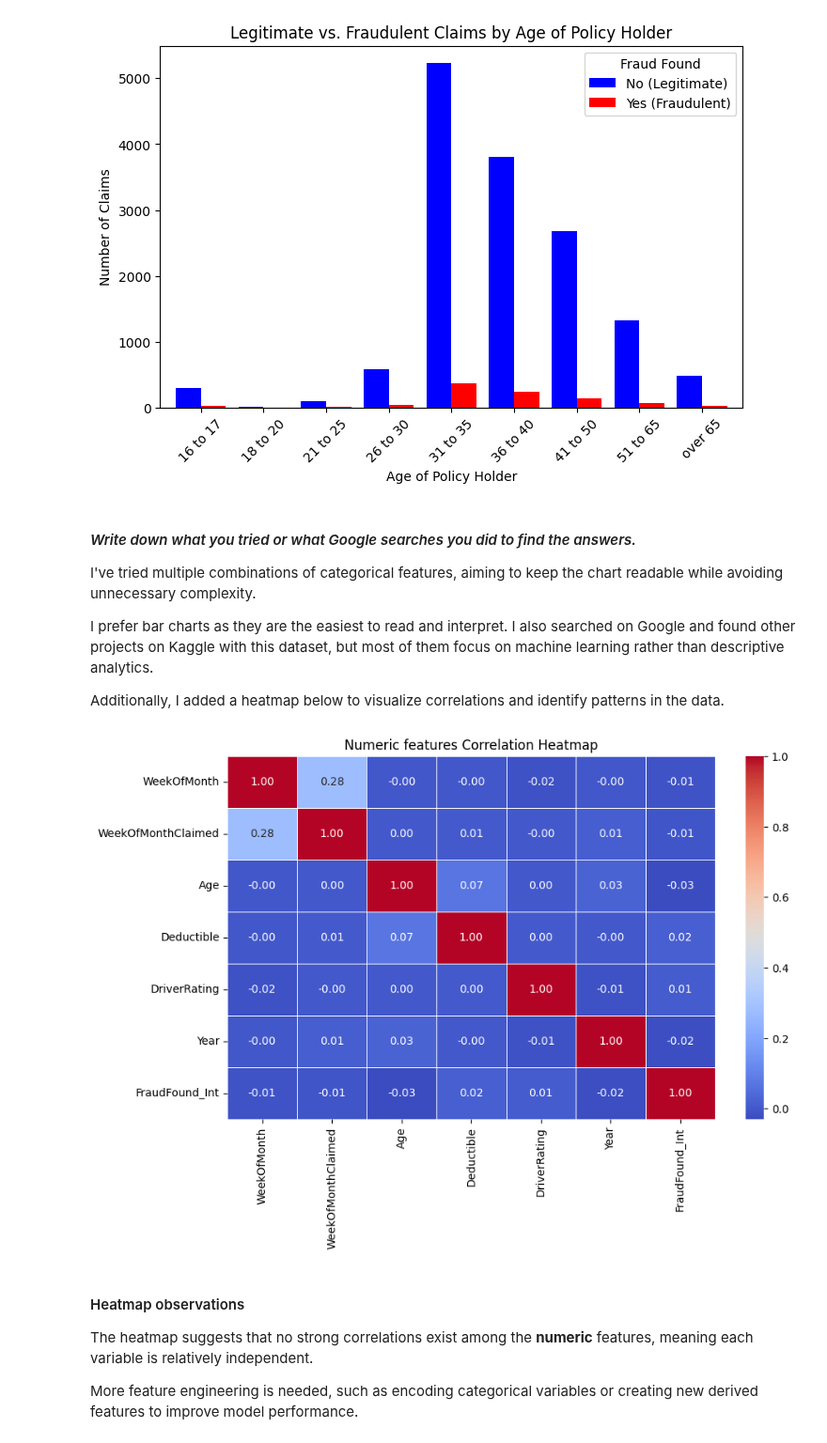
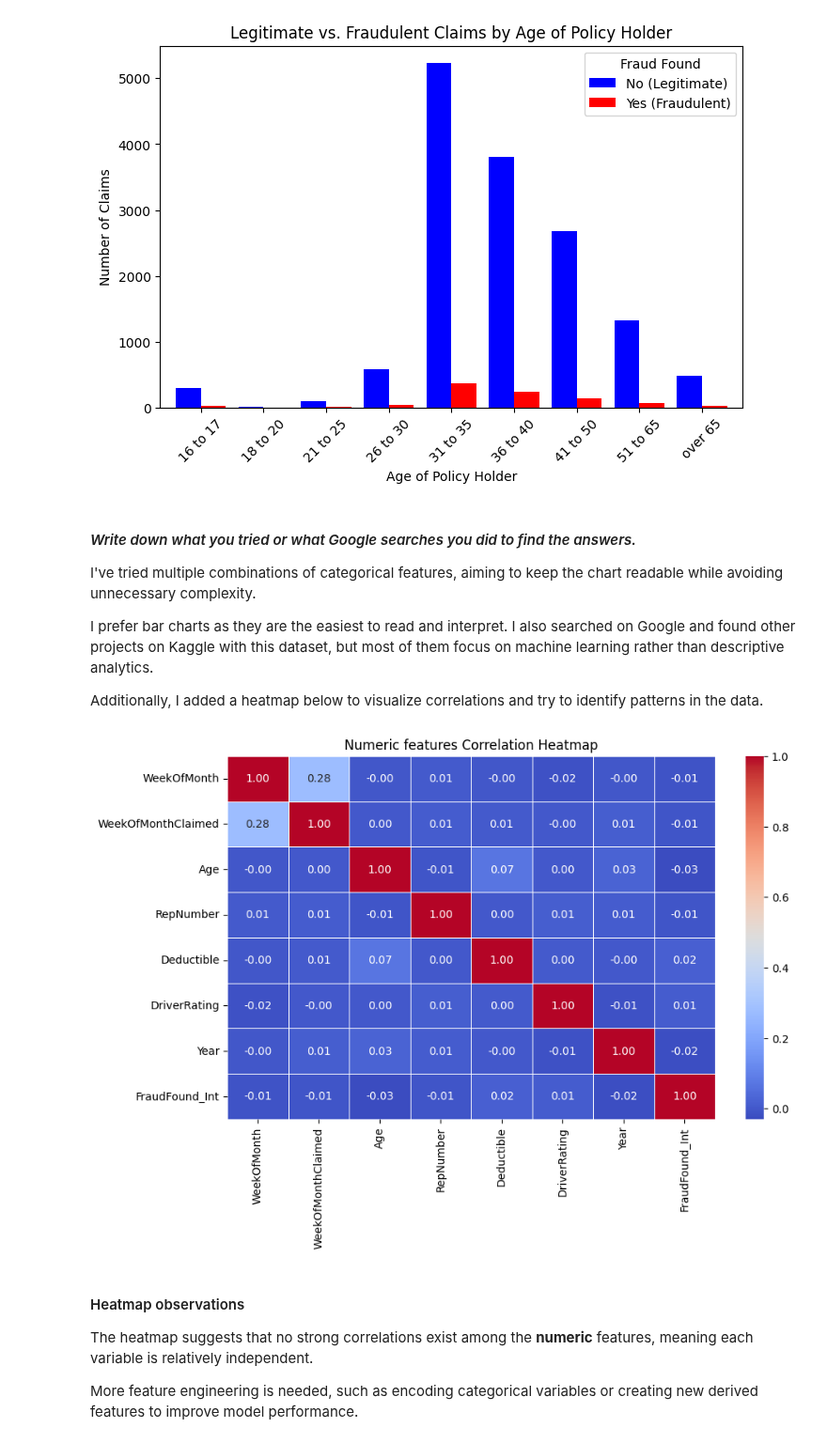
Before and after one commit to SergeyNelyapenkoBU/2025-spring-B2, a Jupyter notebook: OMDS-ModB2-Week2-Nelyapenko-Sergey.ipynb, the cells around one changed output. Shown at 94% size. Cells and saved outputs as stored; diff of their text form; code cells hidden in the pictures.

```diff
--- a/OMDS-ModB2-Week2-Nelyapenko-Sergey.ipynb
+++ b/OMDS-ModB2-Week2-Nelyapenko-Sergey.ipynb
@@ -359,24 +369,24 @@ I've tried multiple combinations of categorical features, aiming to keep the cha
 
 I prefer bar charts as they are the easiest to read and interpret. I also searched on Google and found other projects on Kaggle with this dataset, but most of them focus on machine learning rather than descriptive analytics.
 
-Additionally, I added a heatmap below to visualize correlations and identify patterns in the data.
+Additionally, I added a heatmap below to visualize correlations and try to identify patterns in the data.
 # %%
 # Feature Correlation Heatmap
 # use only numeric features for the heat map
-# do not use `PolicyNumber` and `RepNumber`, leaving them for the numerologists.
-df_numeric = dataset.select_dtypes(include=['number']).drop(columns=['PolicyNumber', 'RepNumber'])
+# do not use `PolicyNumber`, leaving them for the numerologists.
+df_numeric = dataset.select_dtypes(include=['number']).drop(columns=['PolicyNumber'])
 
 # plot heatmap
 plt.figure(figsize=(10, 6))
 sns.heatmap(df_numeric.corr(), annot=True, fmt=".2f", cmap="coolwarm", linewidths=0.5)
 
 # add title
 plt.title("Numeric features Correlation Heatmap")
 
 # show the heatmap
 plt.show()
 # %% [output]
-[figure, old version]
+[figure, new version]
 # %% [markdown]
 #### Heatmap observations
 The heatmap suggests that no strong correlations exist among the **numeric** features, meaning each variable is relatively independent.
```
Also changed, not shown: parts of 1 cell of this notebook.
